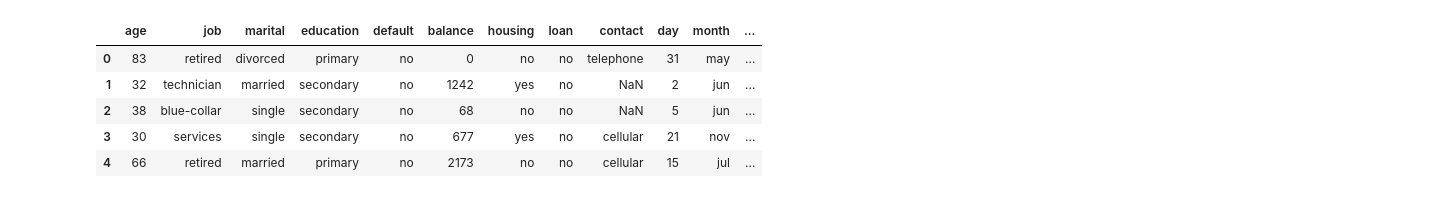
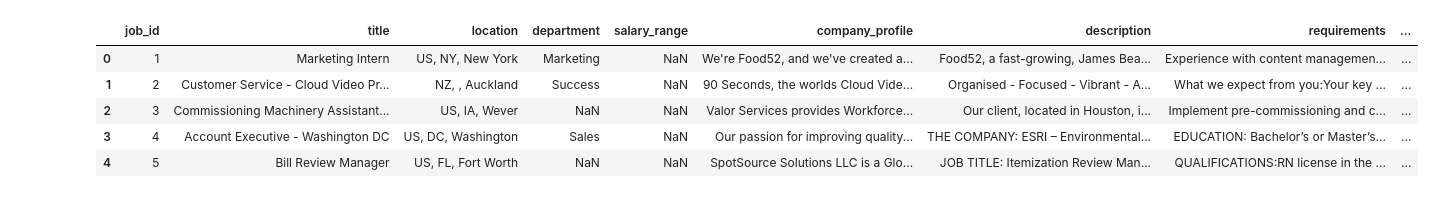
Before and after one commit to jebamania/group-project-2, a Jupyter notebook: XG Boosted Trees.ipynb, the cells around one changed output. Drawn from its saved outputs; the diff is of its cells as text; code cells hidden in the pictures.

```diff
--- a/XG Boosted Trees.ipynb
+++ b/XG Boosted Trees.ipynb
@@ -1,17 +4,21 @@
 # %%
 # Import the data
 import pandas as pd
 import numpy as np
+import xgboost as xgb
 from sklearn.model_selection import train_test_split
-from sklearn.metrics import balanced_accuracy_score
+from sklearn.metrics import balanced_accuracy_score, confusion_matrix, ConfusionMatrixDisplay
 from sklearn.preprocessing import OneHotEncoder, OrdinalEncoder
+import matplotlib.pyplot as plt
+from imblearn.over_sampling import SMOTE
 
-df = pd.read_csv('https://static.bc-edx.com/ai/ail-v-1-0/m14/datasets/bank_marketing.csv')
+og_df = pd.read_csv('./original dataset/fake_job_postings.csv')
+df = og_df.copy()
 df.head()
 # %% [output]
-|  | age | job | marital | education | default | balance | housing | loan | contact | day | month | ... |
-| 0 | 83 | retired | divorced | primary | no | 0 | no | no | telephone | 31 | may | ... |
-| 1 | 32 | technician | married | secondary | no | 1242 | yes | no | NaN | 2 | jun | ... |
-| 2 | 38 | blue-collar | single | secondary | no | 68 | no | no | NaN | 5 | jun | ... |
-| 3 | 30 | services | single | secondary | no | 677 | yes | no | cellular | 21 | nov | ... |
-| 4 | 66 | retired | married | primary | no | 2173 | no | no | cellular | 15 | jul | ... |
+|  | job_id | title | location | department | salary_range | company_profile | description | requirements | ... |
+| 0 | 1 | Marketing Intern | US, NY, New York | Marketing | NaN | We're Food52, and we've created a... | Food52, a fast-growing, James Bea... | Experience with content managemen... | ... |
+| 1 | 2 | Customer Service - Cloud Video Pr... | NZ, , Auckland | Success | NaN | 90 Seconds, the worlds Cloud Vide... | Organised - Focused - Vibrant - A... | What we expect from you:Your key ... | ... |
+| 2 | 3 | Commissioning Machinery Assistant... | US, IA, Wever | NaN | NaN | Valor Services provides Workforce... | Our client, located in Houston, i... | Implement pre-commissioning and c... | ... |
+| 3 | 4 | Account Executive - Washington DC | US, DC, Washington | Sales | NaN | Our passion for improving quality... | THE COMPANY: ESRI – Environmental... | EDUCATION: Bachelor’s or Master’s... | ... |
+| 4 | 5 | Bill Review Manager | US, FL, Fort Worth | NaN | NaN | SpotSource Solutions LLC is a Glo... | JOB TITLE: Itemization Review Man... | QUALIFICATIONS:RN license in the ... | ... |
```
Also changed, not shown: parts of 14 cells of this notebook, 5 other files.
